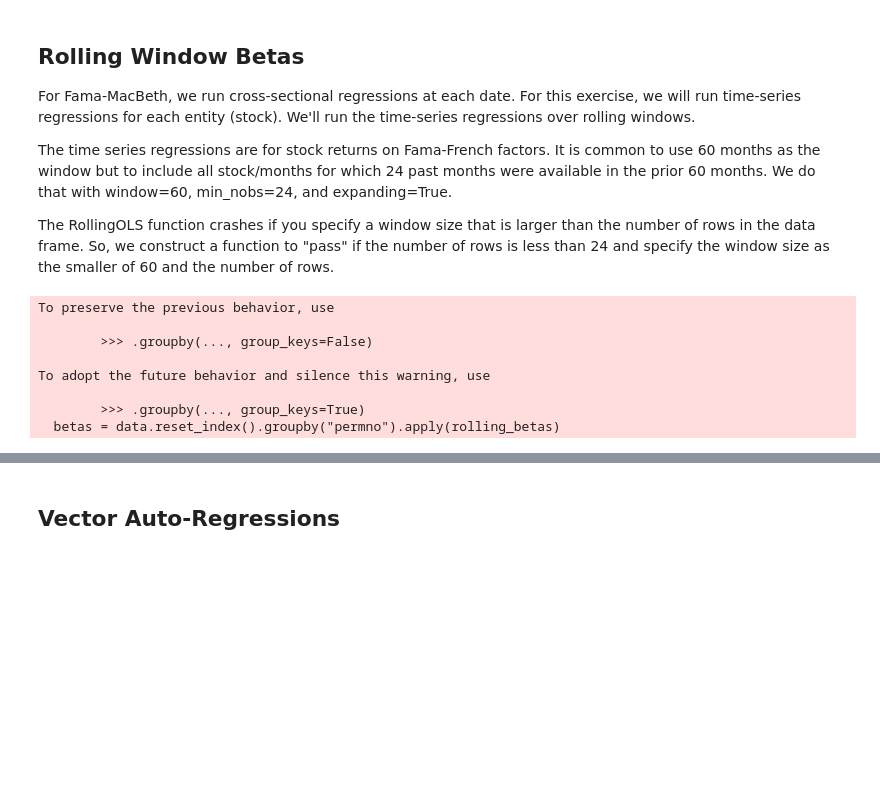
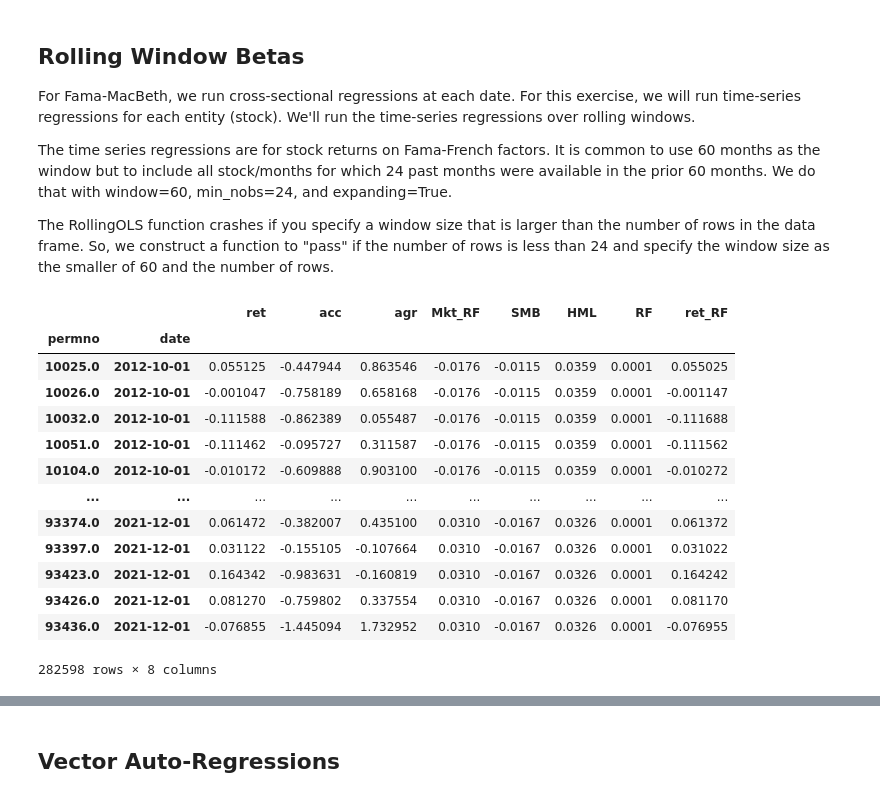
Before and after one commit to 2xra/BUSI-520-notebooks, a Jupyter notebook: 11-Statistics.ipynb, the cells around one changed output, grey strips where cells are left out. Saved outputs shown, nothing was run; the diff lists cells and outputs as text; code cells hidden in the pictures; blank space fills up the shorter version.

```diff
--- a/11-Statistics.ipynb
+++ b/11-Statistics.ipynb
@@ -164,5 +220,6 @@ def winsorize(ser):
     return ser.clip(lower=ser.quantile(0.01), upper=ser.quantile(0.99))
 
 for char in ["acc", "agr"]:
-    data[char] = data.groupby("date")[char].apply(winsorize)
-    data[char] = data.groupby("date")[char].apply(lambda x: x / x.std())
+    data[char] = data.groupby("date",group_keys=False)[char].apply(winsorize)
+
+    data[char] = data.groupby("date",group_keys=False)[char].apply(lambda x: x / x.std())
@@ -217,10 +282,28 @@ The time series regressions are for stock returns on Fama-French factors.  It is
 The RollingOLS function crashes if you specify a window size that is larger than the number of rows in the data frame.  So, we construct a function to "pass" if the number of rows is less than 24 and specify the window size as the smaller of 60 and the number of rows.
 # %%
 ff = pdr.DataReader("F-F_Research_Data_Factors", "famafrench", start=2000)[0] / 100
+ff.index = ff.index.to_timestamp()
 data = data.merge(ff, left_on='date', right_index=True)
 data = data.rename(columns={"Mkt-RF": "Mkt_RF"})
 data["ret_RF"] = data.ret - data.RF
 data = data.dropna(subset=["ret_RF", "Mkt_RF", "SMB", "HML"])
+# %%
+data
+# %% [output]
+|  |  | ret | acc | agr | Mkt_RF | SMB | HML | RF | ret_RF |
+| permno | date |  |  |  |  |  |  |  |  |
+| 10025.0 | 2012-10-01 | 0.055125 | -0.447944 | 0.863546 | -0.0176 | -0.0115 | 0.0359 | 0.0001 | 0.055025 |
+| 10026.0 | 2012-10-01 | -0.001047 | -0.758189 | 0.658168 | -0.0176 | -0.0115 | 0.0359 | 0.0001 | -0.001147 |
+| 10032.0 | 2012-10-01 | -0.111588 | -0.862389 | 0.055487 | -0.0176 | -0.0115 | 0.0359 | 0.0001 | -0.111688 |
+| 10051.0 | 2012-10-01 | -0.111462 | -0.095727 | 0.311587 | -0.0176 | -0.0115 | 0.0359 | 0.0001 | -0.111562 |
+| 10104.0 | 2012-10-01 | -0.010172 | -0.609888 | 0.903100 | -0.0176 | -0.0115 | 0.0359 | 0.0001 | -0.010272 |
+| ... | ... | ... | ... | ... | ... | ... | ... | ... | ... |
+| 93374.0 | 2021-12-01 | 0.061472 | -0.382007 | 0.435100 | 0.0310 | -0.0167 | 0.0326 | 0.0001 | 0.061372 |
+| 93397.0 | 2021-12-01 | 0.031122 | -0.155105 | -0.107664 | 0.0310 | -0.0167 | 0.0326 | 0.0001 | 0.031022 |
+| 93423.0 | 2021-12-01 | 0.164342 | -0.983631 | -0.160819 | 0.0310 | -0.0167 | 0.0326 | 0.0001 | 0.164242 |
+| 93426.0 | 2021-12-01 | 0.081270 | -0.759802 | 0.337554 | 0.0310 | -0.0167 | 0.0326 | 0.0001 | 0.081170 |
+| 93436.0 | 2021-12-01 | -0.076855 | -1.445094 | 1.732952 | 0.0310 | -0.0167 | 0.0326 | 0.0001 | -0.076955 |
+282598 rows × 8 columns
 # %%
 def rolling_betas(df):
     n = df.shape[0]
@@ -239,12 +322,3 @@ def rolling_betas(df):
         pass
 
 betas = data.reset_index().groupby("permno").apply(rolling_betas)
-# %% [output]
-To preserve the previous behavior, use
-
-        >>> .groupby(..., group_keys=False)
-
-To adopt the future behavior and silence this warning, use
-
-        >>> .groupby(..., group_keys=True)
-  betas = data.reset_index().groupby("permno").apply(rolling_betas)
```
Also changed, not shown: parts of 16 cells of this notebook, 2 other files.
